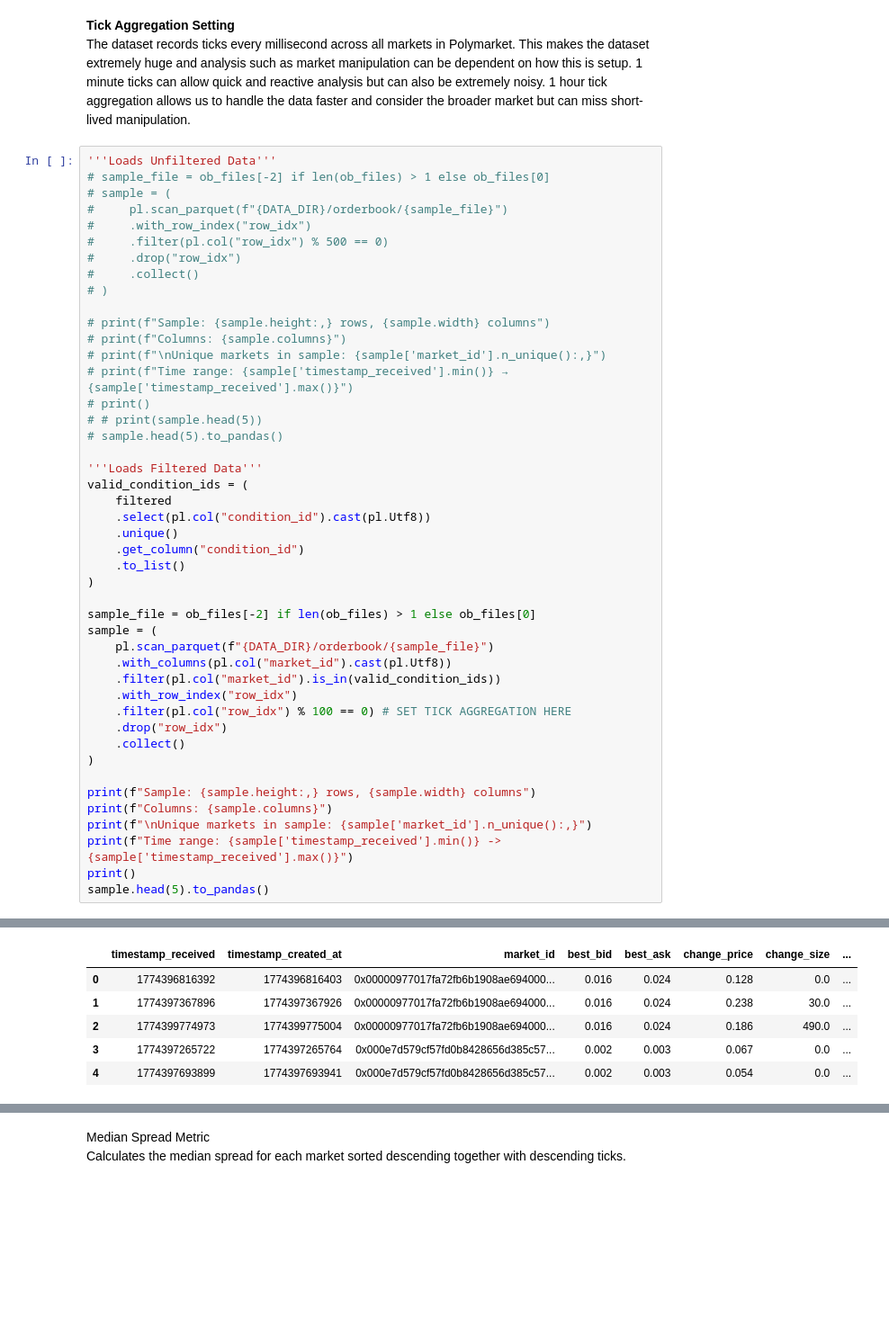
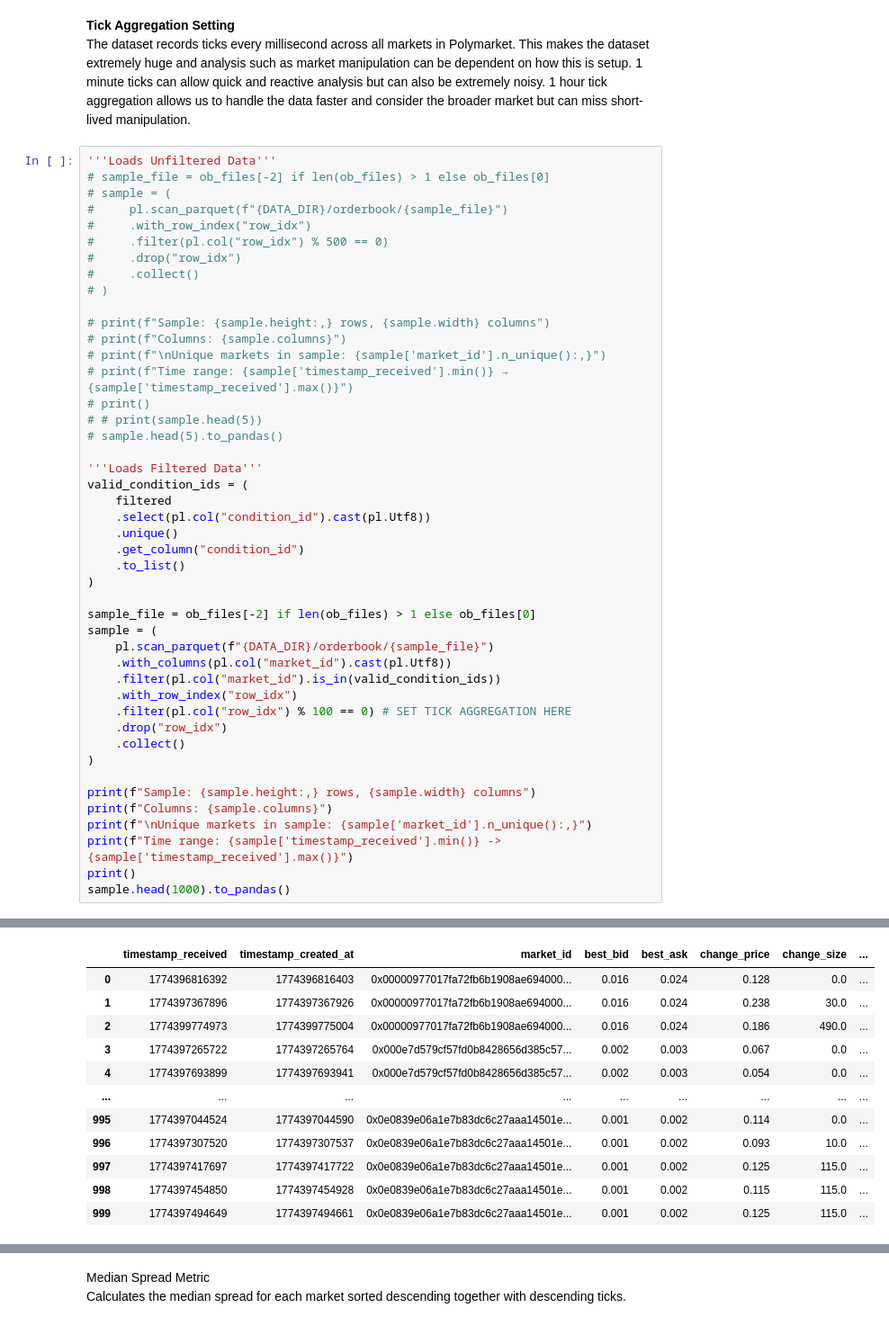
Before and after one commit to EnzoAlto/PolyMarket_BigData, a Jupyter notebook: Lab Notebook-Enzo.ipynb, the cells around one changed output, grey strips where cells are left out. Shown at 90% size. Cells and saved outputs as stored; diff of their text form; blank space fills up the shorter version.

```diff
--- a/Lab Notebook-Enzo.ipynb
+++ b/Lab Notebook-Enzo.ipynb
@@ -839,31 +873,37 @@ valid_condition_ids = (
 )
 
 sample_file = ob_files[-2] if len(ob_files) > 1 else ob_files[0]
 sample = (
     pl.scan_parquet(f"{DATA_DIR}/orderbook/{sample_file}")
     .with_columns(pl.col("market_id").cast(pl.Utf8))
     .filter(pl.col("market_id").is_in(valid_condition_ids))
     .with_row_index("row_idx")
     .filter(pl.col("row_idx") % 100 == 0) # SET TICK AGGREGATION HERE
     .drop("row_idx")
     .collect()
 )
 
 print(f"Sample: {sample.height:,} rows, {sample.width} columns")
 print(f"Columns: {sample.columns}")
 print(f"\nUnique markets in sample: {sample['market_id'].n_unique():,}")
 print(f"Time range: {sample['timestamp_received'].min()} -> {sample['timestamp_received'].max()}")
 print()
-sample.head(5).to_pandas()
+sample.head(1000).to_pandas()
 # %% [output]
 Sample: 315,164 rows, 11 columns
 Columns: ['timestamp_received', 'timestamp_created_at', 'market_id', 'best_bid', 'best_ask', 'change_price', 'change_size', 'change_side', 'token_id', 'spread', 'mid_price']
 
 Unique markets in sample: 2,249
 Time range: 1774396800467 -> 1774483199371
 |  | timestamp_received | timestamp_created_at | market_id | best_bid | best_ask | change_price | change_size | ... |
 | 0 | 1774396816392 | 1774396816403 | 0x00000977017fa72fb6b1908ae694000... | 0.016 | 0.024 | 0.128 | 0.0 | ... |
 | 1 | 1774397367896 | 1774397367926 | 0x00000977017fa72fb6b1908ae694000... | 0.016 | 0.024 | 0.238 | 30.0 | ... |
 | 2 | 1774399774973 | 1774399775004 | 0x00000977017fa72fb6b1908ae694000... | 0.016 | 0.024 | 0.186 | 490.0 | ... |
 | 3 | 1774397265722 | 1774397265764 | 0x000e7d579cf57fd0b8428656d385c57... | 0.002 | 0.003 | 0.067 | 0.0 | ... |
 | 4 | 1774397693899 | 1774397693941 | 0x000e7d579cf57fd0b8428656d385c57... | 0.002 | 0.003 | 0.054 | 0.0 | ... |
+| ... | ... | ... | ... | ... | ... | ... | ... | ... |
+| 995 | 1774397044524 | 1774397044590 | 0x0e0839e06a1e7b83dc6c27aaa14501e... | 0.001 | 0.002 | 0.114 | 0.0 | ... |
+| 996 | 1774397307520 | 1774397307537 | 0x0e0839e06a1e7b83dc6c27aaa14501e... | 0.001 | 0.002 | 0.093 | 10.0 | ... |
+| 997 | 1774397417697 | 1774397417722 | 0x0e0839e06a1e7b83dc6c27aaa14501e... | 0.001 | 0.002 | 0.125 | 115.0 | ... |
+| 998 | 1774397454850 | 1774397454928 | 0x0e0839e06a1e7b83dc6c27aaa14501e... | 0.001 | 0.002 | 0.115 | 115.0 | ... |
+| 999 | 1774397494649 | 1774397494661 | 0x0e0839e06a1e7b83dc6c27aaa14501e... | 0.001 | 0.002 | 0.125 | 115.0 | ... |
```
Also changed, not shown: parts of 23 cells of this notebook.
